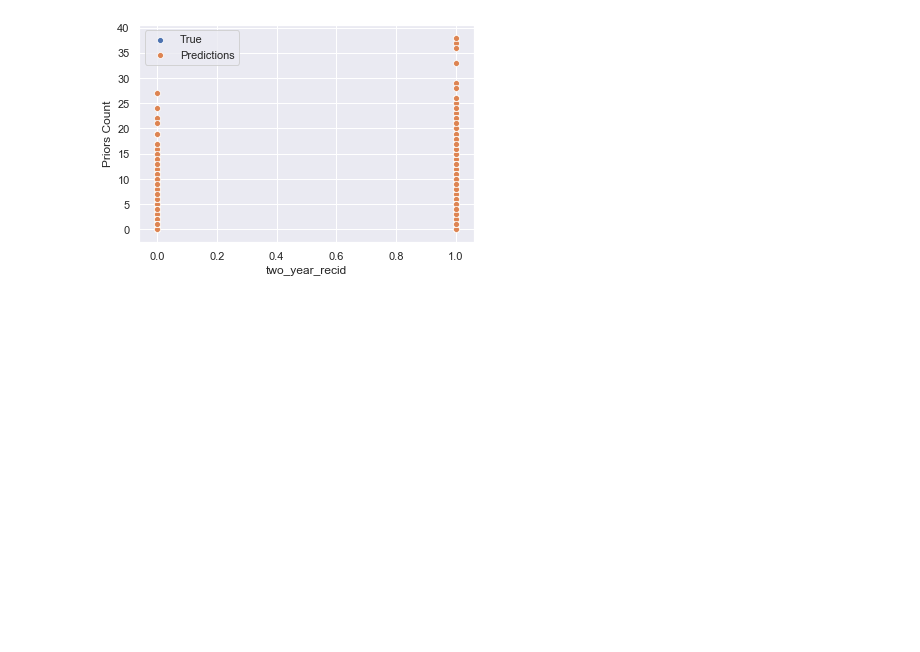
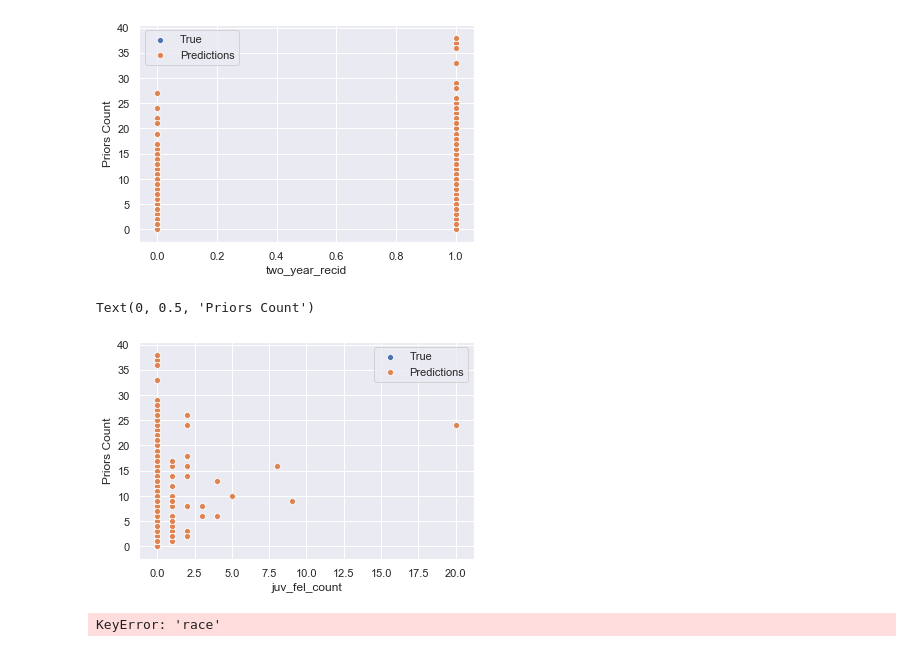
Before and after one commit to fadilf/iXRemote-COMPAS, a Jupyter notebook: COMPAS.ipynb, the cells around one changed output. Saved outputs shown, nothing was run; the diff lists cells and outputs as text; code cells hidden in the pictures; blank space fills up the shorter version.

```diff
--- a/COMPAS.ipynb
+++ b/COMPAS.ipynb
@@ -276,3 +276,16 @@ sns.mpl.pyplot.ylabel("Priors Count")
 # %% [output]
 Text(0, 0.5, 'Priors Count')
 [figure]
+# %%
+sns.scatterplot(x=X["juv_fel_count"], y=X["priors_count"], label = 'True')
+sns.scatterplot(x=X["juv_fel_count"], y=X["prediction"], label = 'Predictions')
+sns.mpl.pyplot.ylabel("Priors Count")
+# %% [output]
+Text(0, 0.5, 'Priors Count')
+[figure, added]
+# %%
+sns.catplot(x=X["race"], y=X["priors_count"], label = 'True')
+sns.catplot(x=X["race"], y=X["prediction"], label = 'Predictions')
+sns.mpl.pyplot.ylabel("Priors Count")
+# %% [output]
+KeyError: 'race'
```
